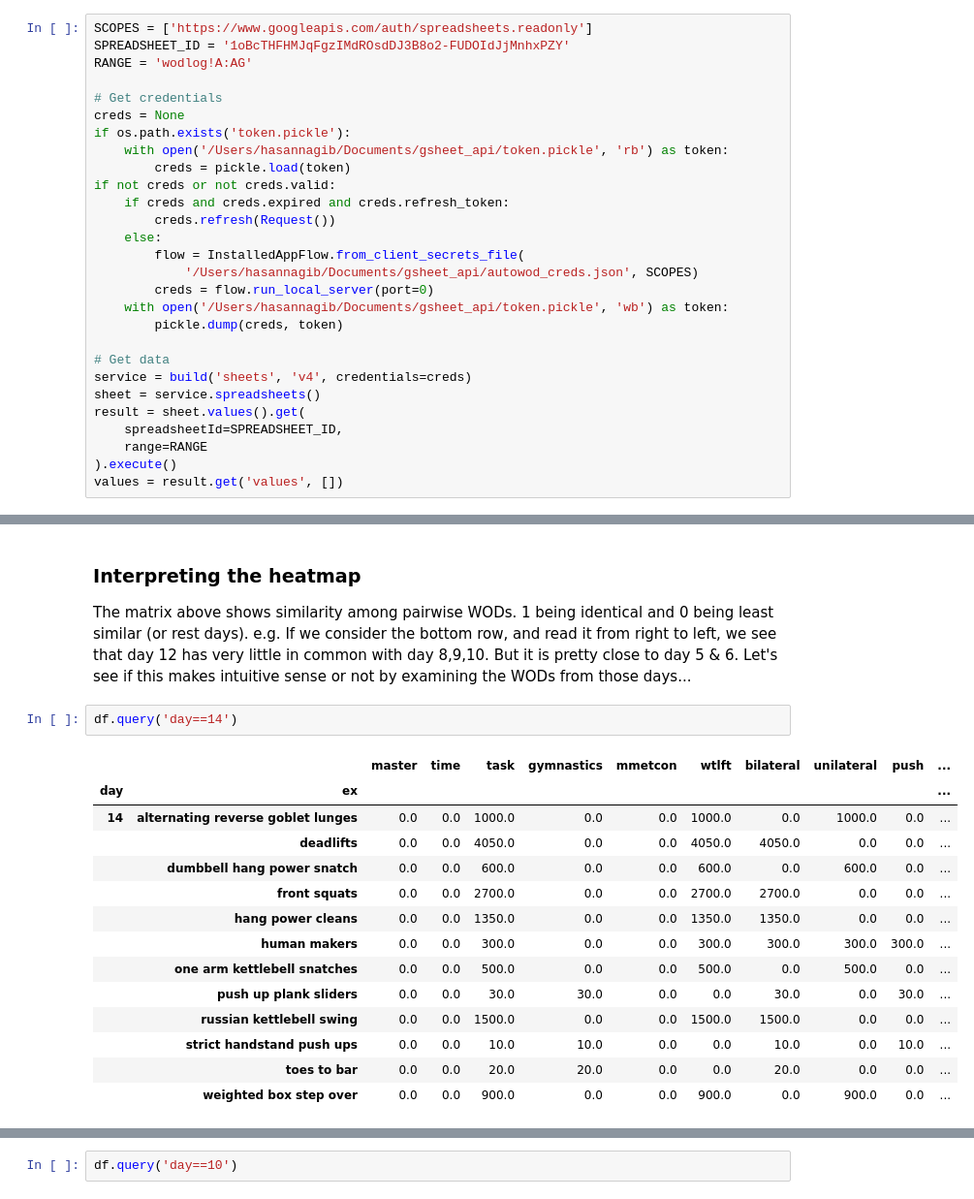
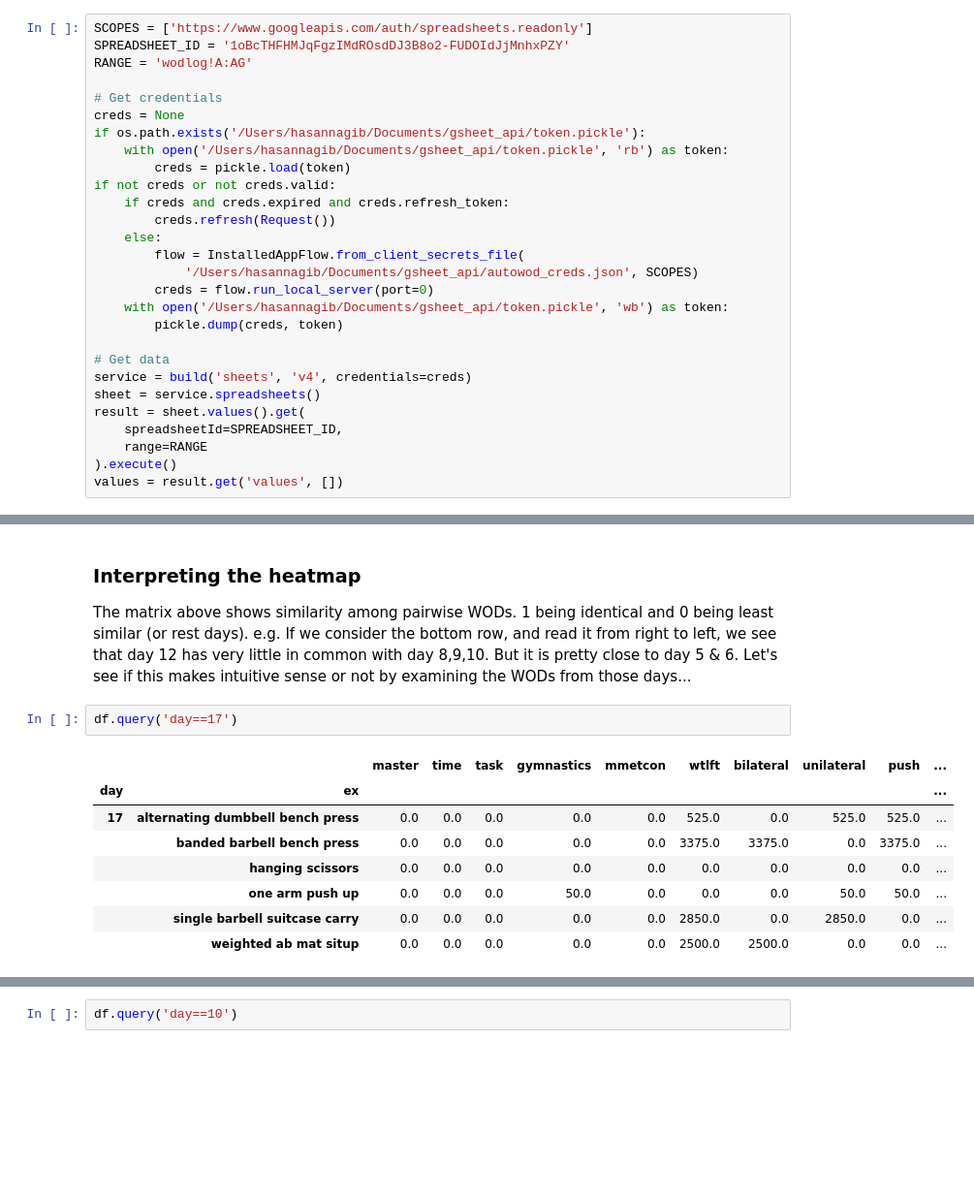
Before and after one commit to AI-AF/autowod, a Jupyter notebook: notebooks/hnlog.ipynb, the cells around one changed output, grey strips where cells are left out. Shown at 97% size. Saved outputs shown, nothing was run; the diff lists cells and outputs as text; blank space fills up the shorter version.

```diff
--- a/notebooks/hnlog.ipynb
+++ b/notebooks/hnlog.ipynb
@@ -31,7 +39,7 @@ RANGE = 'wodlog!A:AG'
 
 # Get credentials
 creds = None
-if os.path.exists('token.pickle'):
+if os.path.exists('/Users/hasannagib/Documents/gsheet_api/token.pickle'):
     with open('/Users/hasannagib/Documents/gsheet_api/token.pickle', 'rb') as token:
         creds = pickle.load(token)
 if not creds or not creds.valid:
@@ -135,19 +193,13 @@ sns.heatmap(df_corr.pivot('day_A', 'day_B', 'corr'), cmap="Reds", annot=True);
 
 The matrix above shows similarity among pairwise WODs. 1 being identical and 0 being least similar (or rest days). e.g. If we consider the bottom row, and read it from right to left, we see that day 12 has very little in common with day 8,9,10. But it is pretty close to day 5 & 6. Let's see if this makes intuitive sense or not by examining the WODs from those days...
 # %%
-df.query('day==14')
+df.query('day==17')
 # %% [output]
 |  |  | master | time | task | gymnastics | mmetcon | wtlft | bilateral | unilateral | push | ... |
 | day | ex |  |  |  |  |  |  |  |  |  | ... |
-| 14 | alternating reverse goblet lunges | 0.0 | 0.0 | 1000.0 | 0.0 | 0.0 | 1000.0 | 0.0 | 1000.0 | 0.0 | ... |
-|  | deadlifts | 0.0 | 0.0 | 4050.0 | 0.0 | 0.0 | 4050.0 | 4050.0 | 0.0 | 0.0 | ... |
-|  | dumbbell hang power snatch | 0.0 | 0.0 | 600.0 | 0.0 | 0.0 | 600.0 | 0.0 | 600.0 | 0.0 | ... |
-|  | front squats | 0.0 | 0.0 | 2700.0 | 0.0 | 0.0 | 2700.0 | 2700.0 | 0.0 | 0.0 | ... |
-|  | hang power cleans | 0.0 | 0.0 | 1350.0 | 0.0 | 0.0 | 1350.0 | 1350.0 | 0.0 | 0.0 | ... |
-|  | human makers | 0.0 | 0.0 | 300.0 | 0.0 | 0.0 | 300.0 | 300.0 | 300.0 | 300.0 | ... |
-|  | one arm kettlebell snatches | 0.0 | 0.0 | 500.0 | 0.0 | 0.0 | 500.0 | 0.0 | 500.0 | 0.0 | ... |
-|  | push up plank sliders | 0.0 | 0.0 | 30.0 | 30.0 | 0.0 | 0.0 | 30.0 | 0.0 | 30.0 | ... |
-|  | russian kettlebell swing | 0.0 | 0.0 | 1500.0 | 0.0 | 0.0 | 1500.0 | 1500.0 | 0.0 | 0.0 | ... |
-|  | strict handstand push ups | 0.0 | 0.0 | 10.0 | 10.0 | 0.0 | 0.0 | 10.0 | 0.0 | 10.0 | ... |
-|  | toes to bar | 0.0 | 0.0 | 20.0 | 20.0 | 0.0 | 0.0 | 20.0 | 0.0 | 0.0 | ... |
-|  | weighted box step over | 0.0 | 0.0 | 900.0 | 0.0 | 0.0 | 900.0 | 0.0 | 900.0 | 0.0 | ... |
+| 17 | alternating dumbbell bench press | 0.0 | 0.0 | 0.0 | 0.0 | 0.0 | 525.0 | 0.0 | 525.0 | 525.0 | ... |
+|  | banded barbell bench press | 0.0 | 0.0 | 0.0 | 0.0 | 0.0 | 3375.0 | 3375.0 | 0.0 | 3375.0 | ... |
+|  | hanging scissors | 0.0 | 0.0 | 0.0 | 0.0 | 0.0 | 0.0 | 0.0 | 0.0 | 0.0 | ... |
+|  | one arm push up | 0.0 | 0.0 | 0.0 | 50.0 | 0.0 | 0.0 | 0.0 | 50.0 | 50.0 | ... |
+|  | single barbell suitcase carry | 0.0 | 0.0 | 0.0 | 0.0 | 0.0 | 2850.0 | 0.0 | 2850.0 | 0.0 | ... |
+|  | weighted ab mat situp | 0.0 | 0.0 | 0.0 | 0.0 | 0.0 | 2500.0 | 2500.0 | 0.0 | 0.0 | ... |
```
Also changed, not shown: parts of 11 cells of this notebook.
